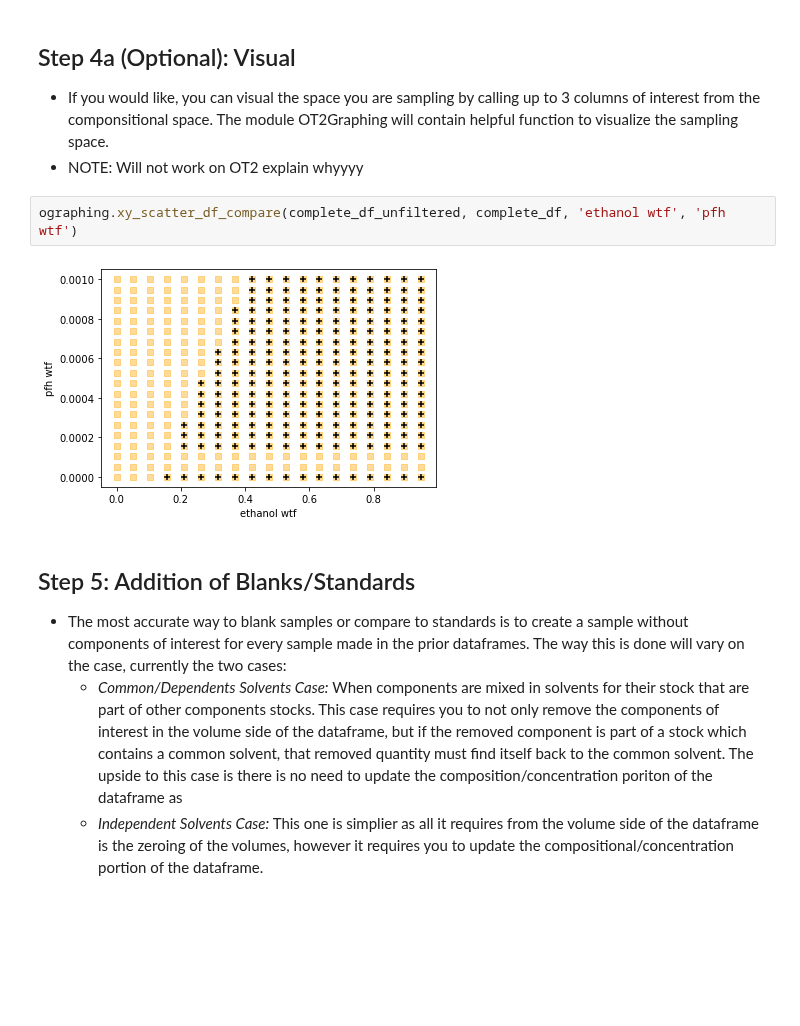
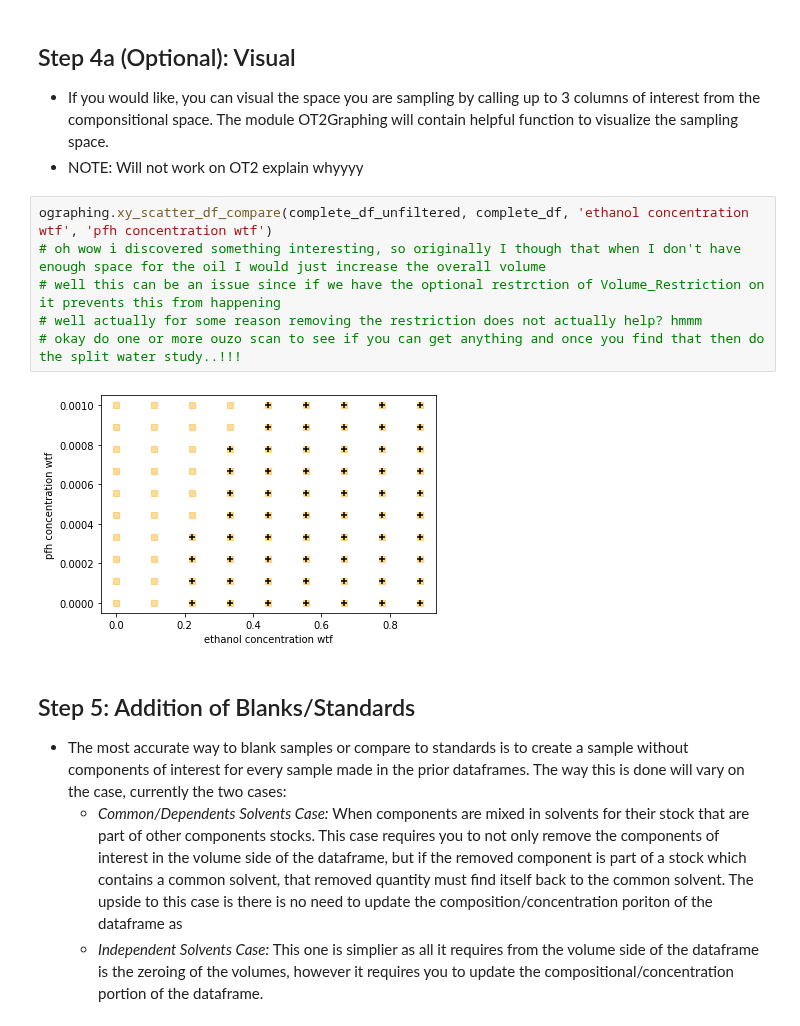
Before and after one commit to pozzo-research-group/OT2-DOE, a Jupyter notebook: Plan and Prepare/Working Notebook.ipynb, the cells around one changed output. Drawn from its saved outputs; the diff is of its cells as text; blank space fills up the shorter version.

```diff
--- a/Plan and Prepare/Working Notebook.ipynb
+++ b/Plan and Prepare/Working Notebook.ipynb
@@ -141,10 +124,14 @@ C:\Users\Edwin\.opentrons\robot_settings.json not found. Loading defaults
 ## Step 4a (Optional): Visual
 * If you would like, you can visual the space you are sampling by calling up to 3 columns of interest from the componsitional space. The module OT2Graphing will contain helpful function to visualize the sampling space.
 * NOTE: Will not work on OT2 explain whyyyy
-# %%
-ographing.xy_scatter_df_compare(complete_df_unfiltered, complete_df, 'ethanol wtf', 'pfh wtf')
-# %% [output]
-[figure, removed]
+# %%
+ographing.xy_scatter_df_compare(complete_df_unfiltered, complete_df, 'ethanol concentration wtf', 'pfh concentration wtf')
+# oh wow i discovered something interesting, so originally I though that when I don't have enough space for the oil I would just increase the overall volume
+# well this can be an issue since if we have the optional restrction of Volume_Restriction on it prevents this from happening
+# well actually for some reason removing the restriction does not actually help? hmmm
+# okay do one or more ouzo scan to see if you can get anything and once you find that then do the split water study..!!!
+# %% [output]
+[figure, added]
 # %% [markdown]
 ## Step 5: Addition of Blanks/Standards
 * The most accurate way to blank samples or compare to standards is to create a sample without components of interest for every sample made in the prior dataframes. The way this is done will vary on the case, currently the two cases:
```
Also changed, not shown: parts of 17 cells of this notebook, 2 other files.
